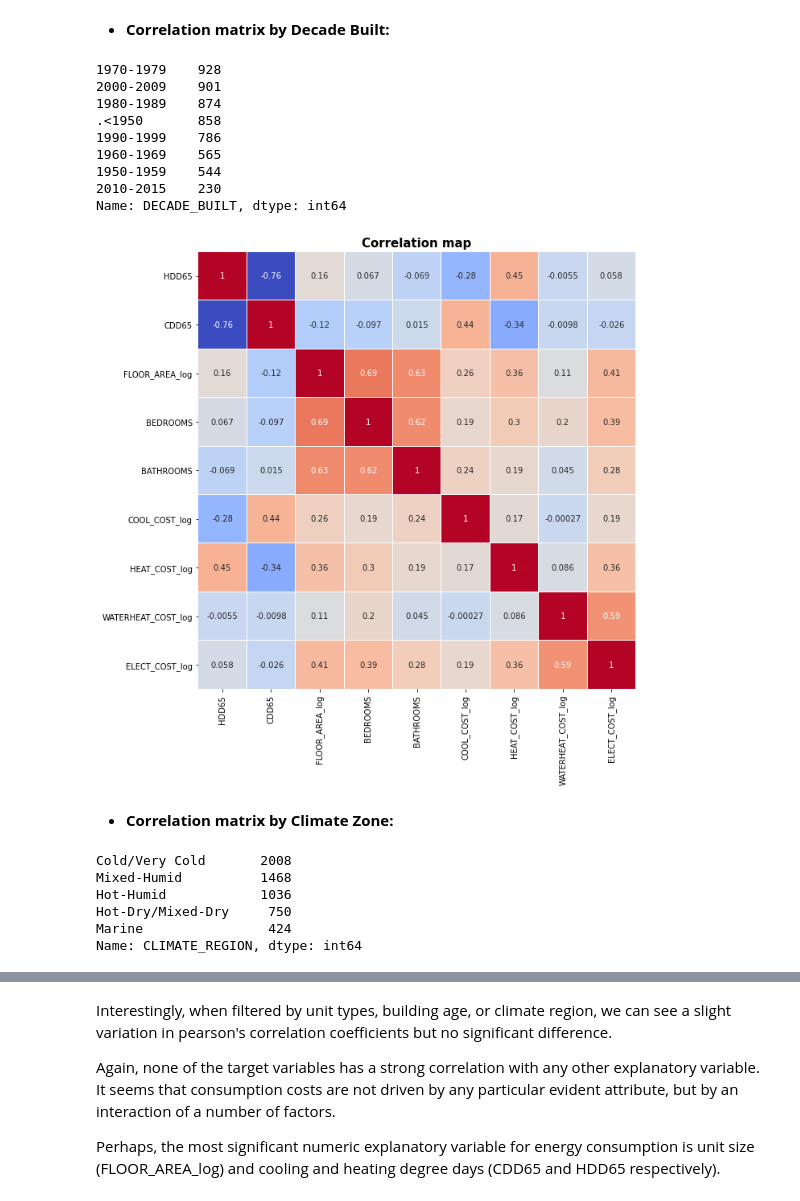
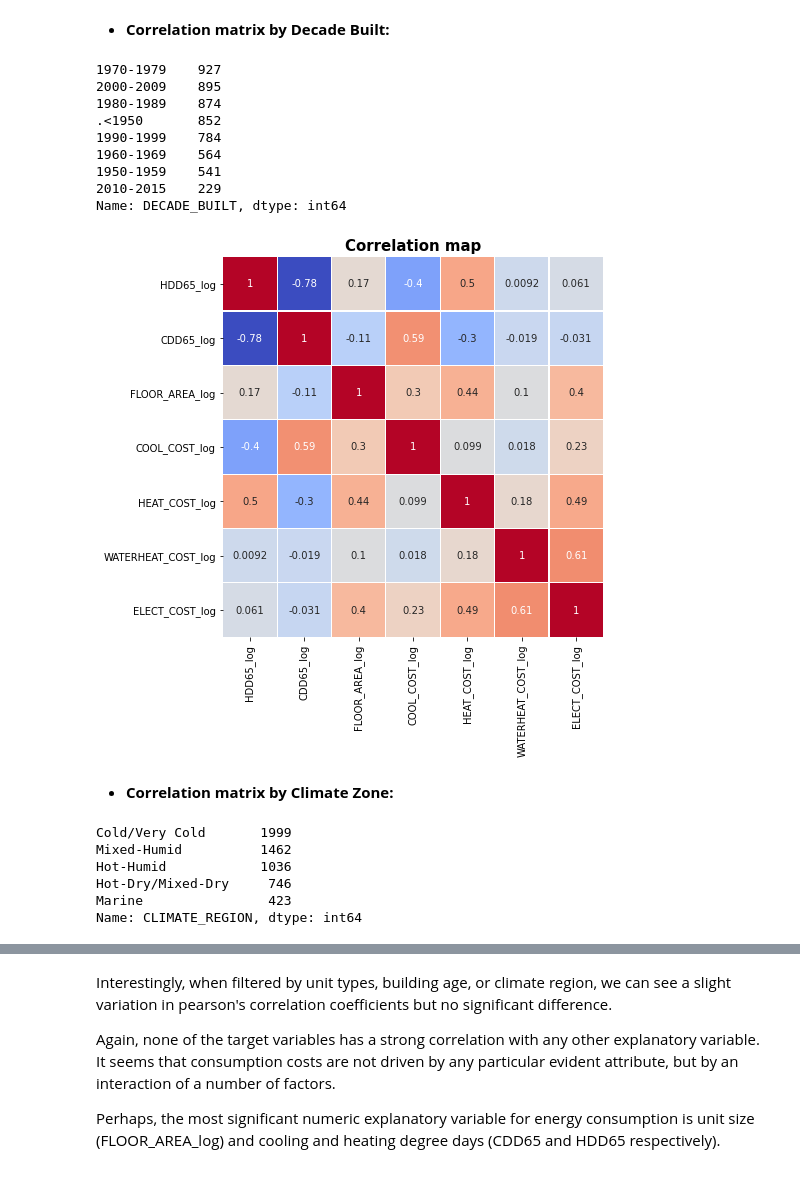
Before and after one commit to jvrnuno/Capstone-2, a Jupyter notebook: notebooks/2_JNT_exploratory_data_analysis.ipynb, the cells around one changed output, grey strips where cells are left out. Cells and saved outputs as stored; diff of their text form; code cells hidden in the pictures.

```diff
--- a/notebooks/2_JNT_exploratory_data_analysis.ipynb
+++ b/notebooks/2_JNT_exploratory_data_analysis.ipynb
@@ -23,7 +23,7 @@ import seaborn as sns
 # Import pre-processed dataset and load it into a dataframe
 
 # Create path variable
-file = 'C:/Users/javie/OneDrive/Documents/springboard_projects/Capstone-2/data/processed/clean.csv'
+file = 'C:/Users/javie/OneDrive/Documents/springboard_projects/Capstone-2/data/interim/clean.csv'
 
 # Create dictionary with categorial variables to specify when loading csv in dataframe
 cat_dict = {'COOL_TYPE':'category',
@@ -34,6 +34,9 @@ cat_dict = {'COOL_TYPE':'category',
             'UNIT_TYPE':'category',
             'DECADE_BUILT':'category',
             'ATTIC':'category',
+            'BEDROOMS':'category',
+            'BATHROOMS':'category',
+            'STORIES':'category',
             'BASEMENT':'category',
             'HIGH_CEIL':'category',
             'THERMOSTAT':'category',
@@ -158,28 +157,28 @@ plt.show()
 
 df.DECADE_BUILT.value_counts()
 # %% [output]
-1970-1979    928
-2000-2009    901
+1970-1979    927
+2000-2009    895
 1980-1989    874
-.<1950       858
-1990-1999    786
-1960-1969    565
-1950-1959    544
-2010-2015    230
+.<1950       852
+1990-1999    784
+1960-1969    564
+1950-1959    541
+2010-2015    229
 Name: DECADE_BUILT, dtype: int64
 # %%
 # Select only '1970-1979' decade
-df_year = df_reduced[df_reduced.DECADE_BUILT == '1970-1979']
+df_year = df[df.DECADE_BUILT == '1970-1979']
 
 # Plot correlation matrix again
 corr_matrix = df_year.corr()
 
-plt.figure(figsize=(10,10))
+plt.figure(figsize=(7,7))
 sns.heatmap(corr_matrix, cmap="coolwarm", annot=True, cbar=False, square=True, linewidths=.05)
 plt.title('Correlation map', weight='bold').set_fontsize('15')
 plt.show()
 # %% [output]
-[figure, old version]
+[figure, new version]
 # %% [markdown]
 - **Correlation matrix by Climate Zone:**
 # %%
@@ -187,11 +186,11 @@ plt.show()
 
 df.CLIMATE_REGION.value_counts()
 # %% [output]
-Cold/Very Cold       2008
-Mixed-Humid          1468
+Cold/Very Cold       1999
+Mixed-Humid          1462
 Hot-Humid            1036
-Hot-Dry/Mixed-Dry     750
-Marine                424
+Hot-Dry/Mixed-Dry     746
+Marine                423
 Name: CLIMATE_REGION, dtype: int64
 # %%
 # Select only 'Cold/Very Cold' type
```
Also changed, not shown: parts of 28 cells of this notebook.
